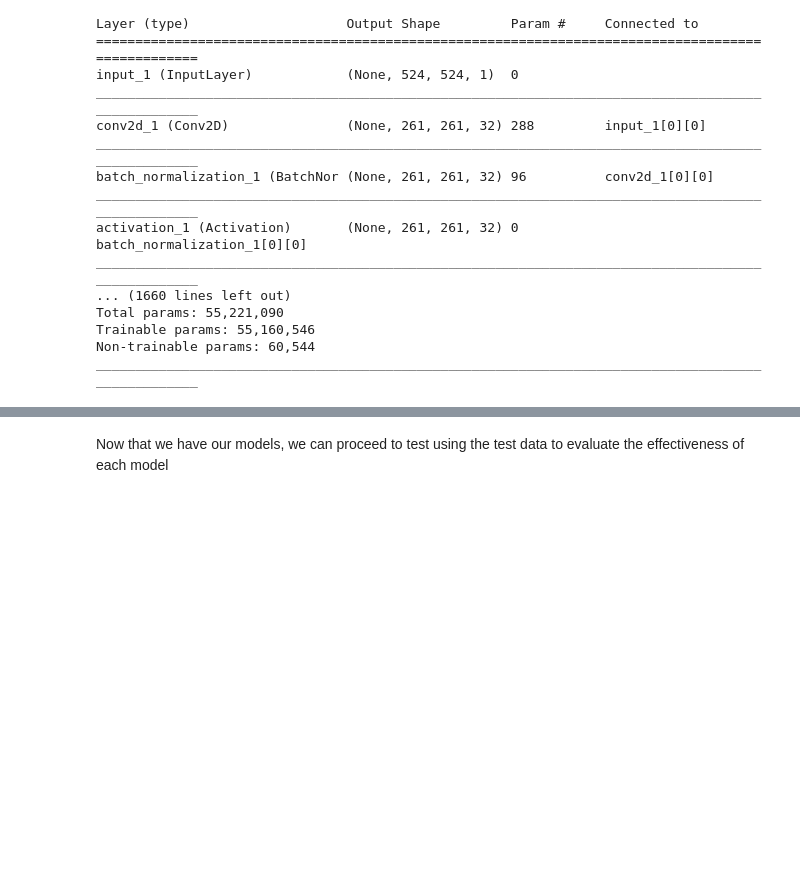
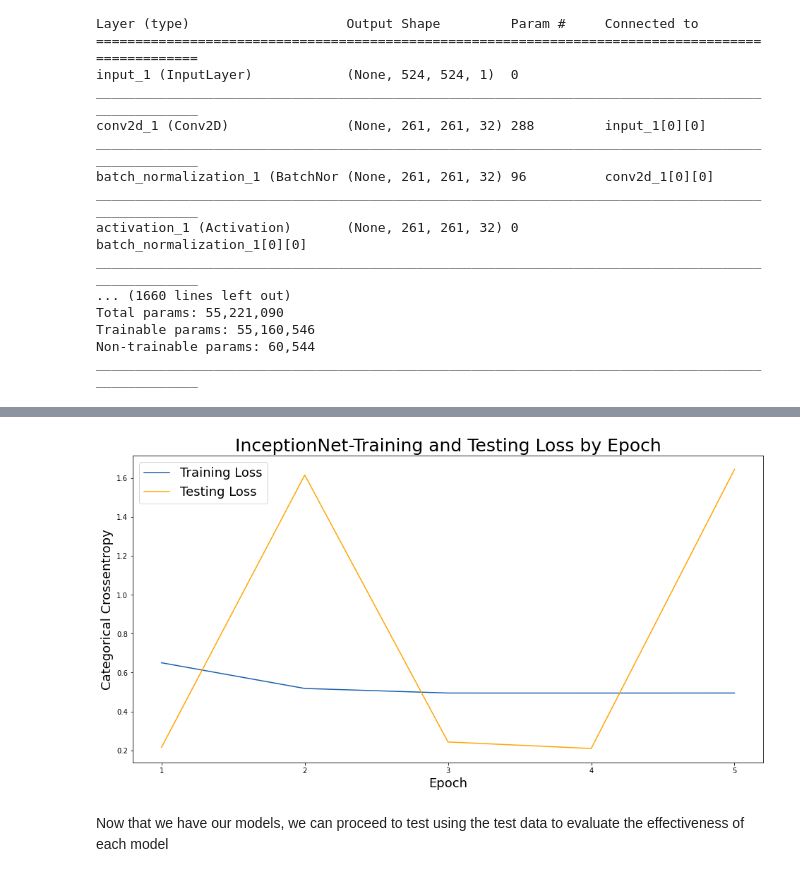
Before and after one commit to bchee1/GA-DSI, a Jupyter notebook: Capstone/Capstone Notebook 2 Modelling with CNN, ImageNet.ipynb, the cells around one changed output, grey strips where cells are left out. Drawn from its saved outputs; the diff is of its cells as text; code cells hidden in the pictures; blank space fills up the shorter version.

```diff
--- a/Capstone/Capstone Notebook 2 Modelling with CNN, ImageNet.ipynb
+++ b/Capstone/Capstone Notebook 2 Modelling with CNN, ImageNet.ipynb
@@ -362,8 +417,7 @@ inceptionhead = Dropout(0.5)(inceptionhead)
 inceptionhead = Dense(output, activation="softmax")(inceptionhead)
 
 inceptionmodel = Model(inputs=inceptionbase.input, outputs=inceptionhead)
-opt=Adam()
-inceptionmodel.compile(loss="categorical_crossentropy", optimizer=opt, metrics=["accuracy"])
+inceptionmodel.compile(loss="categorical_crossentropy", optimizer=Adam(learning_rate=0.007), metrics=["accuracy"])
 inceptionmodel.summary()
 # %% [output]
 Model: "model_1"
@@ -391,7 +445,7 @@ checkpoint2 = keras.callbacks.ModelCheckpoint( 'models/inceptionmodel-train.hdf5
 checkpoint3 = keras.callbacks.ModelCheckpoint( 'models/inceptionmodel-train.hdf5' + '-acc', monitor='val_acc', verbose=0, save_best_only=False, save_weights_only=False, mode='auto', period=1 )
 
 inception_history = inceptionmodel.fit_generator(data_generator_train,
-                                           epochs=3, verbose=1,
+                                           epochs=5, verbose=1,
                                            validation_data=data_generator_dev,
                                           callbacks = [checkpoint1, checkpoint2, checkpoint3, csv_logger])
 # %% [output]
@@ -404,3 +462,24 @@ Epoch 3/3
+# %%
+# Check out our train loss and test loss over epochs.
+train_loss = inception_history.history['loss']
+test_loss = inception_history.history['val_loss']
+
+# Set figure size.
+plt.figure(figsize=(16, 8))
+
+# Generate line plot of training, testing loss over epochs.
+plt.plot(train_loss, label='Training Loss', color='#185fad')
+plt.plot(test_loss, label='Testing Loss', color='orange')
+
+# Set title
+plt.title('InceptionNet-Training and Testing Loss by Epoch', fontsize = 25)
+plt.xlabel('Epoch', fontsize = 18)
+plt.ylabel('Categorical Crossentropy', fontsize = 18)
+plt.xticks([0, 1, 2, 3, 4], [1, 2, 3, 4, 5])
+
+plt.legend(fontsize = 18);
+# %% [output]
+[figure, added]
 # %%
 #saving the model
 inceptionmodel.save('models/inceptionmodel-train.hdf5',include_optimizer=False )
```
Also changed, not shown: parts of 13 cells of this notebook, 7 other files.
